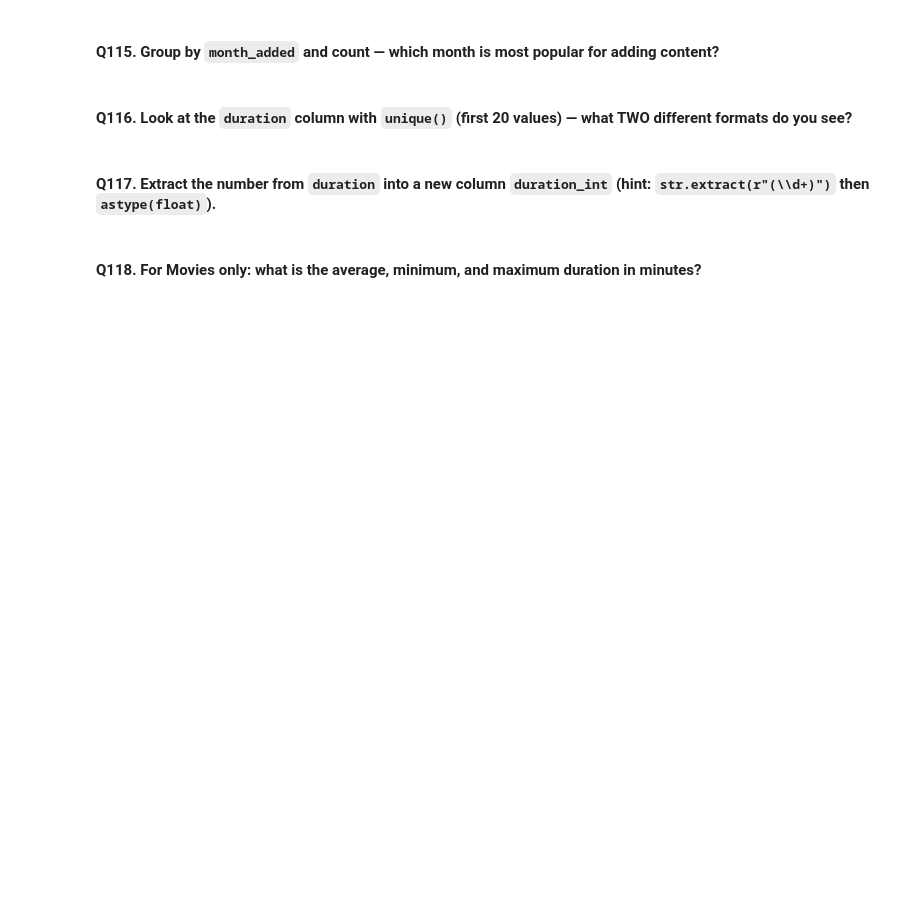
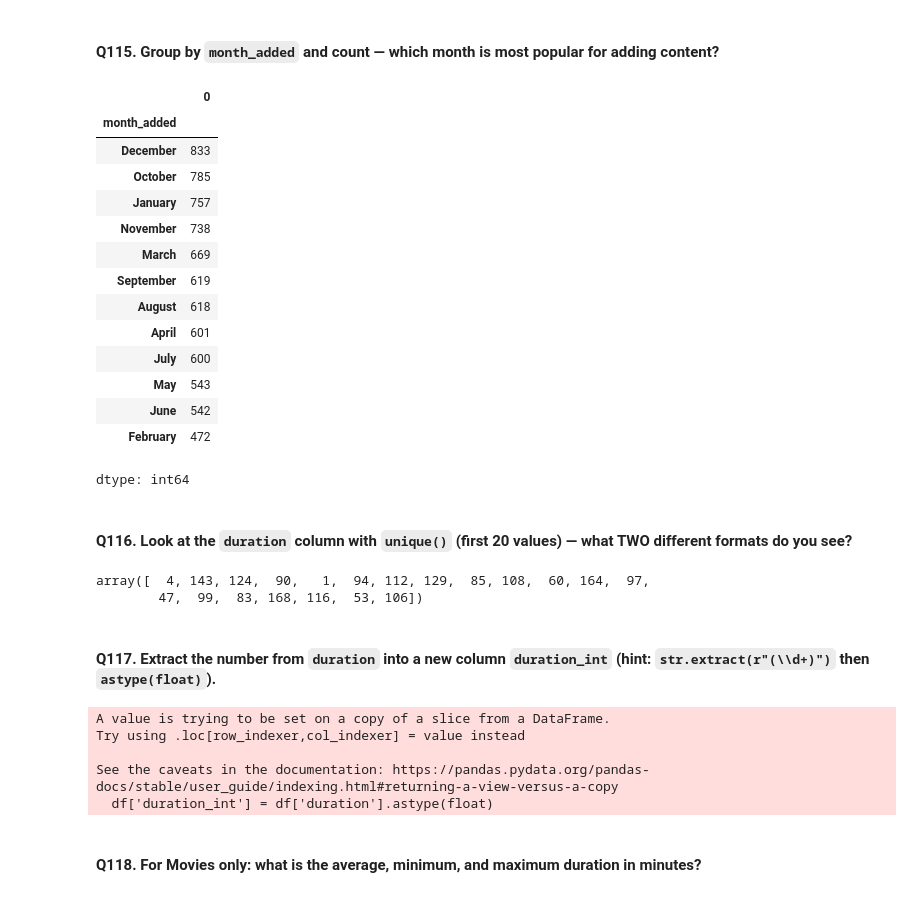
Before and after one commit to Kaini9/Netflix_Dataset_Pandas_125_Questions, a Jupyter notebook: netflix_125_question_workbook.ipynb, the cells around one changed output. Saved outputs shown, nothing was run; the diff lists cells and outputs as text; code cells hidden in the pictures; blank space fills up the shorter version.

```diff
--- a/netflix_125_question_workbook.ipynb
+++ b/netflix_125_question_workbook.ipynb
@@ -1833,13 +1950,41 @@ dtype: float64
 #### Q115. Group by `month_added` and count — which month is most popular for adding content?
 # %%
 # Your answer here
+df.groupby('month_added').size().sort_values(ascending=False)
+# %% [output]
+|  | 0 |
+| month_added |  |
+| December | 833 |
+| October | 785 |
+| January | 757 |
+| November | 738 |
+| March | 669 |
+| September | 619 |
+| August | 618 |
+| April | 601 |
+| July | 600 |
+| May | 543 |
+| June | 542 |
+| February | 472 |
+dtype: int64
 # %% [markdown]
 #### Q116. Look at the `duration` column with `unique()` (first 20 values) — what TWO different formats do you see?
 # %%
 # Your answer here
+df['duration'].unique()[:20]
+# %% [output]
+array([  4, 143, 124,  90,   1,  94, 112, 129,  85, 108,  60, 164,  97,
+        47,  99,  83, 168, 116,  53, 106])
 # %% [markdown]
 #### Q117. Extract the number from `duration` into a new column `duration_int` (hint: `str.extract(r"(\\d+)")` then `astype(float)`).
 # %%
 # Your answer here
+df['duration_int'] = df['duration'].astype(float)
+# %% [output]
+A value is trying to be set on a copy of a slice from a DataFrame.
+Try using .loc[row_indexer,col_indexer] = value instead
+
+See the caveats in the documentation: https://pandas.pydata.org/pandas-docs/stable/user_guide/indexing.html#returning-a-view-versus-a-copy
+  df['duration_int'] = df['duration'].astype(float)
 # %% [markdown]
 #### Q118. For Movies only: what is the average, minimum, and maximum duration in minutes?
```
Also changed, not shown: parts of 37 cells of this notebook.
